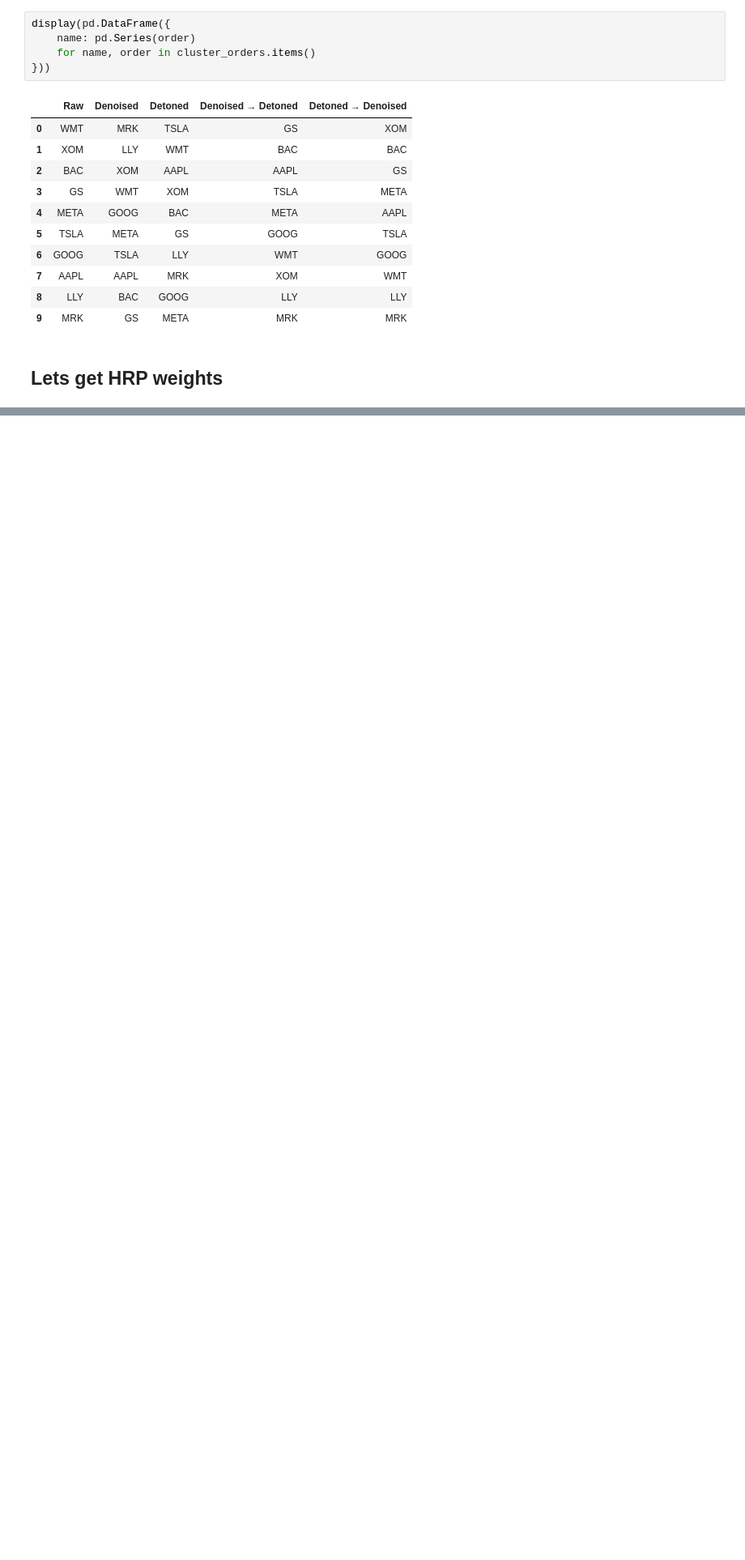
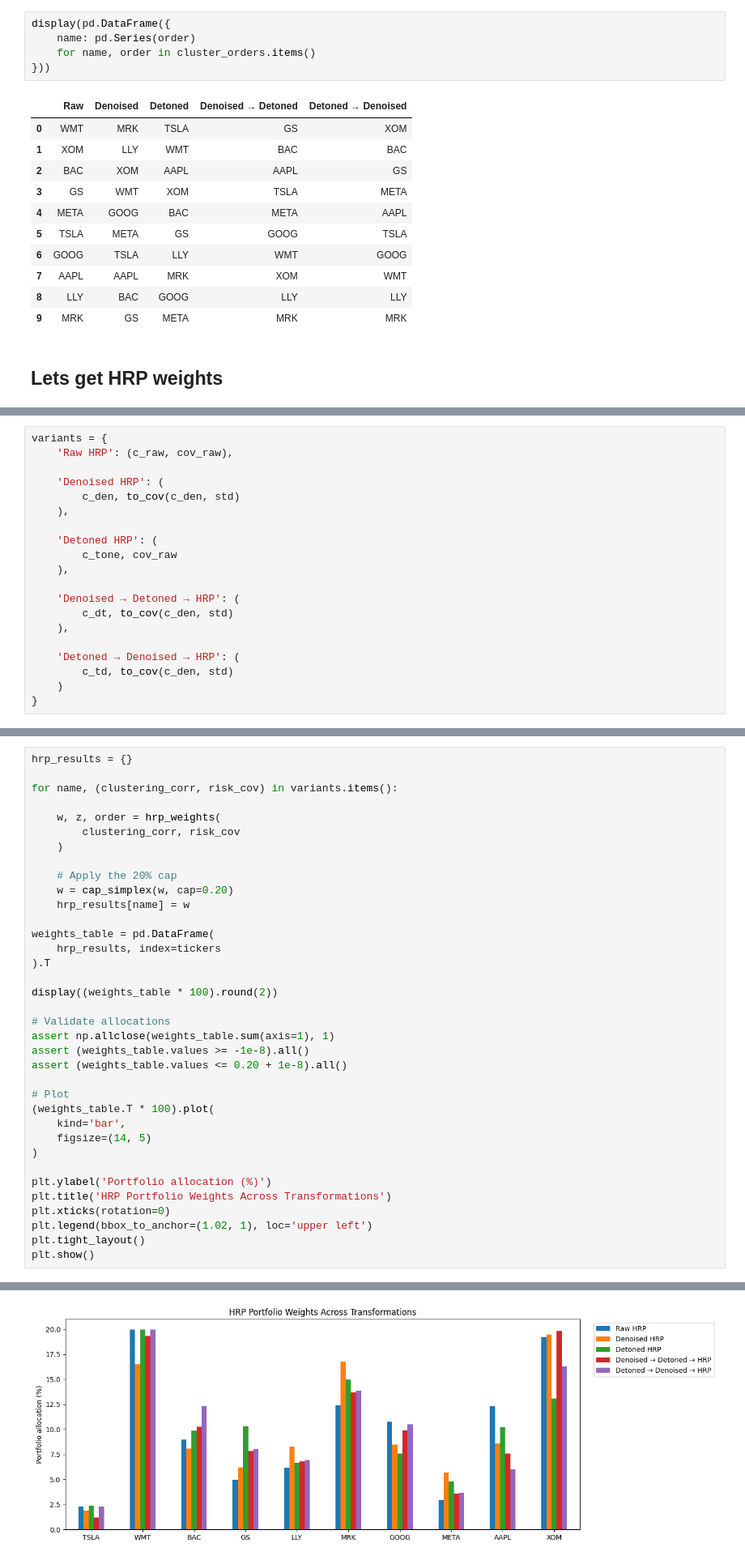
Before and after one commit to George7531/Portfolio_Management, a Jupyter notebook: Group_19296_MScFE_652_Portfolio_Management_Project_2.ipynb, the cells around one changed output, grey strips where cells are left out. Shown at 81% size. Drawn from its saved outputs; the diff is of its cells as text; blank space fills up the shorter version.

```diff
--- a/Group_19296_MScFE_652_Portfolio_Management_Project_2.ipynb
+++ b/Group_19296_MScFE_652_Portfolio_Management_Project_2.ipynb
@@ -732,0 +957,20 @@ display(pd.DataFrame({
+# %%
+variants = {
+    'Raw HRP': (c_raw, cov_raw),
+
+    'Denoised HRP': (
+        c_den, to_cov(c_den, std)
+    ),
+
+    'Detoned HRP': (
+        c_tone, cov_raw
+    ),
+
+    'Denoised → Detoned → HRP': (
+        c_dt, to_cov(c_den, std)
+    ),
+
+    'Detoned → Denoised → HRP': (
+        c_td, to_cov(c_den, std)
+    )
+}
@@ -732,0 +1074,37 @@ display(pd.DataFrame({
+# %%
+hrp_results = {}
+
+for name, (clustering_corr, risk_cov) in variants.items():
+
+    w, z, order = hrp_weights(
+        clustering_corr, risk_cov
+    )
+
+    # Apply the 20% cap
+    w = cap_simplex(w, cap=0.20)
+    hrp_results[name] = w
+
+weights_table = pd.DataFrame(
+    hrp_results, index=tickers
+).T
+
+display((weights_table * 100).round(2))
+
+# Validate allocations
+assert np.allclose(weights_table.sum(axis=1), 1)
+assert (weights_table.values >= -1e-8).all()
+assert (weights_table.values <= 0.20 + 1e-8).all()
+
+# Plot
+(weights_table.T * 100).plot(
+    kind='bar',
+    figsize=(14, 5)
+)
+
+plt.ylabel('Portfolio allocation (%)')
+plt.title('HRP Portfolio Weights Across Transformations')
+plt.xticks(rotation=0)
+plt.legend(bbox_to_anchor=(1.02, 1), loc='upper left')
+plt.tight_layout()
+plt.show()
+# %% [output]
@@ -732,0 +1117 @@ display(pd.DataFrame({
+[figure, added]
```
Also changed, not shown: parts of 37 cells of this notebook.
